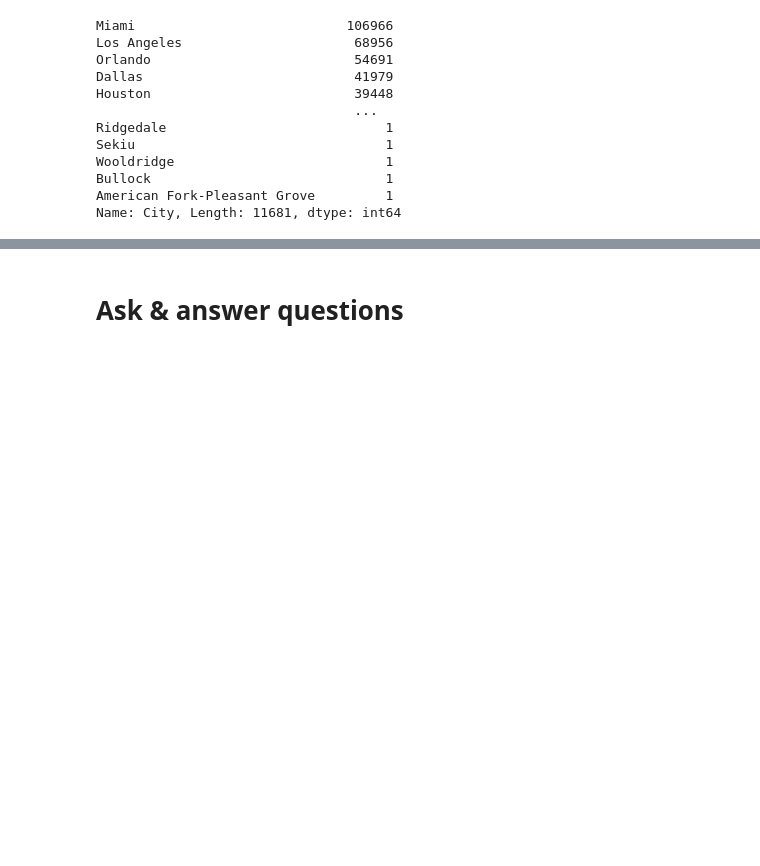
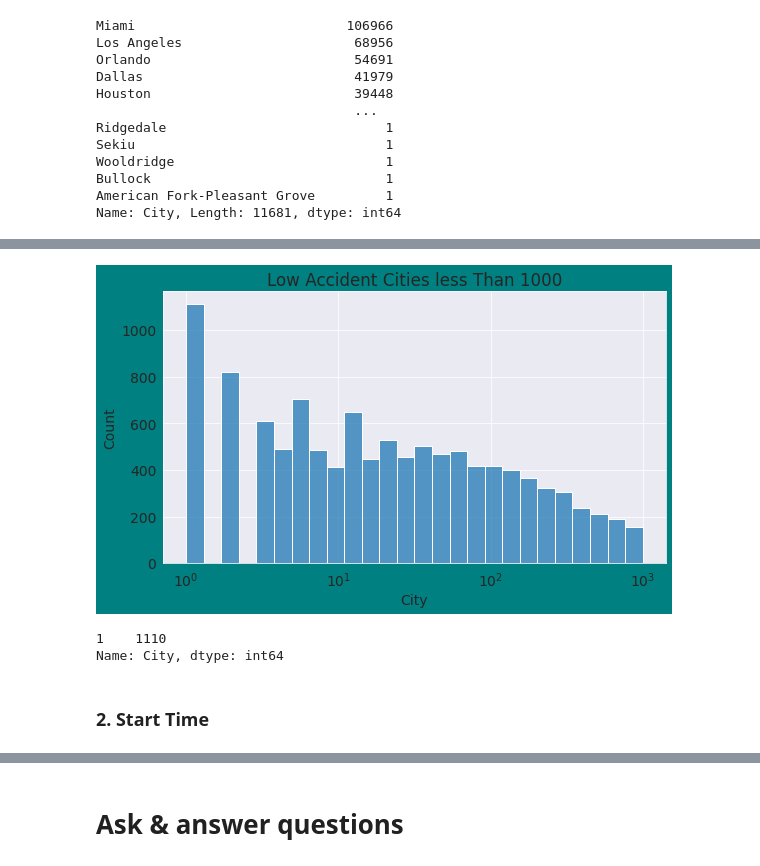
Before and after one commit to PoojaDasIndia/Exploratory-Data-Analysis-EDA-, a Jupyter notebook: US_Accidents_Analysis.ipynb, the cells around one changed output, grey strips where cells are left out. Saved outputs shown, nothing was run; the diff lists cells and outputs as text; code cells hidden in the pictures; blank space fills up the shorter version.

```diff
--- a/US_Accidents_Analysis.ipynb
+++ b/US_Accidents_Analysis.ipynb
@@ -253,0 +357,12 @@ Name: City, Length: 11681, dtype: int64
+# %%
+sns.histplot(low_accident_cities, log_scale=True);
+plt.title("Low Accident Cities less Than 1000");
+# %% [output]
+[figure, added]
+# %%
+cities_by_accidents[cities_by_accidents==1].value_counts()
+# %% [output]
+1    1110
+Name: City, dtype: int64
+# %% [markdown]
+### 2. Start Time
```
Also changed, not shown: parts of 38 cells of this notebook.
